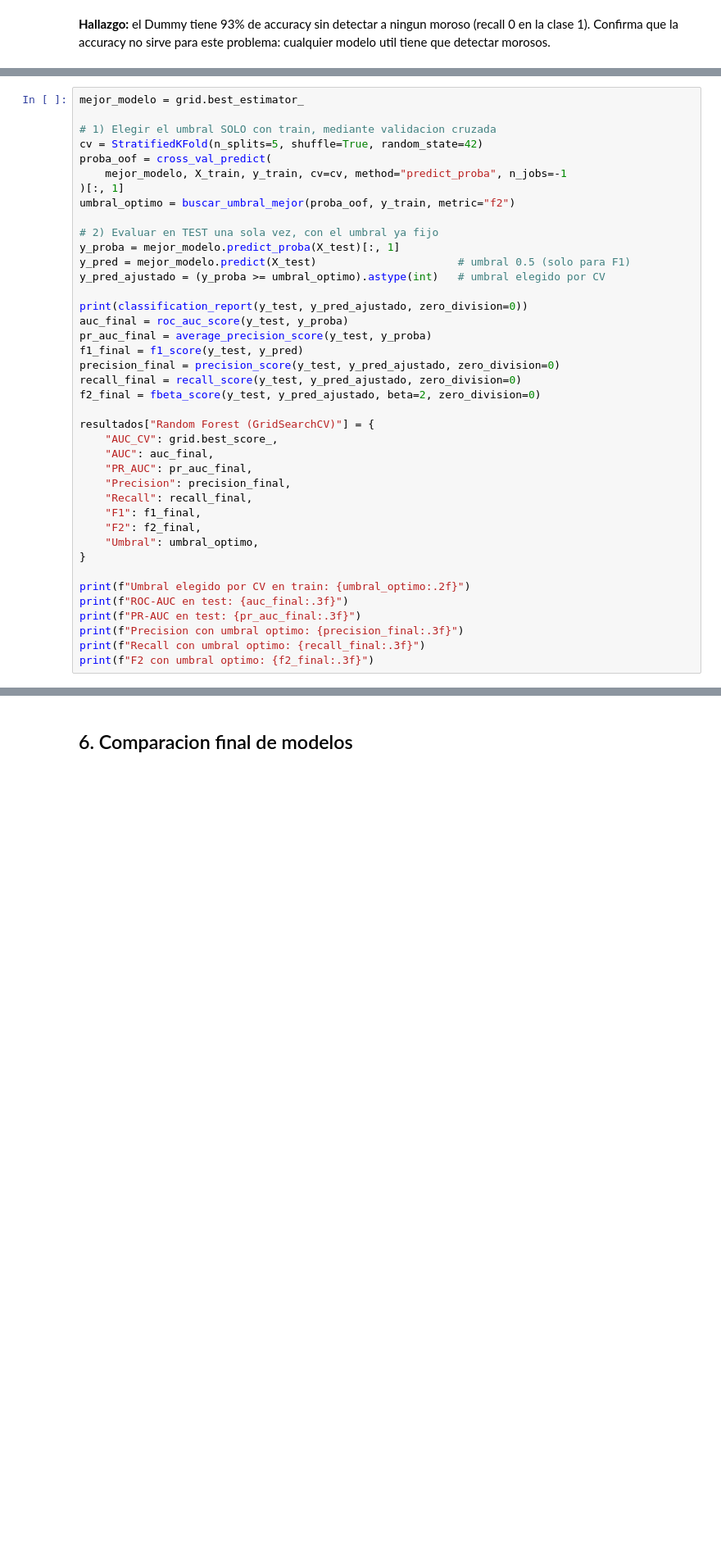
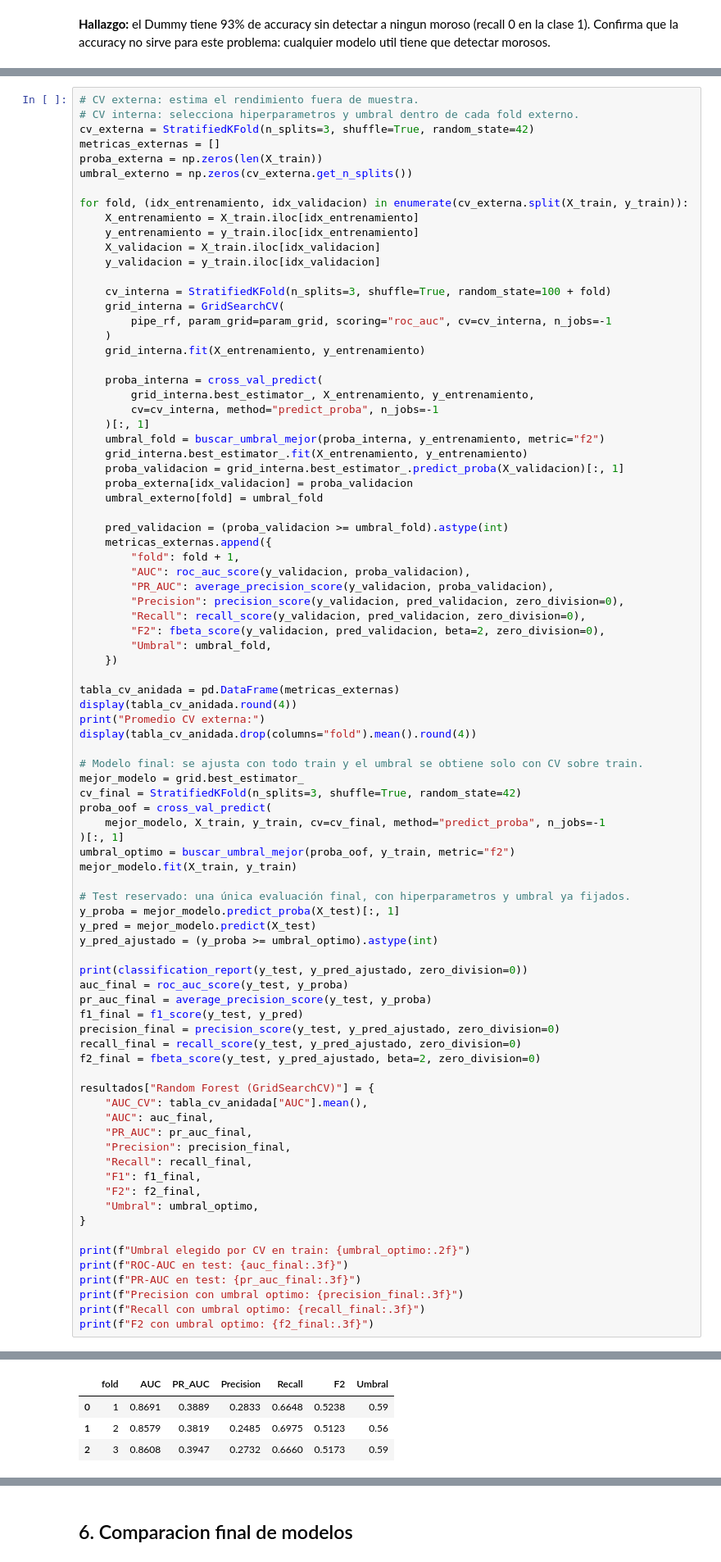
Before and after one commit to EmiiFernandez/data_science_ypf_proyecto, a Jupyter notebook: notebooks/02_modelo_supervisado.ipynb, the cells around one changed output, grey strips where cells are left out. Shown at 82% size. Cells and saved outputs as stored; diff of their text form; blank space fills up the shorter version.

```diff
--- a/notebooks/02_modelo_supervisado.ipynb
+++ b/notebooks/02_modelo_supervisado.ipynb
@@ -291,19 +220,64 @@ def buscar_umbral_mejor(y_proba, y, metric="f2"):
           f"recall={mejor['recall']:.3f}, F2={mejor['f2']:.3f}")
     return mejor["threshold"]
 # %%
+# CV externa: estima el rendimiento fuera de muestra.
+# CV interna: selecciona hiperparametros y umbral dentro de cada fold externo.
+cv_externa = StratifiedKFold(n_splits=3, shuffle=True, random_state=42)
+metricas_externas = []
+proba_externa = np.zeros(len(X_train))
+umbral_externo = np.zeros(cv_externa.get_n_splits())
+
+for fold, (idx_entrenamiento, idx_validacion) in enumerate(cv_externa.split(X_train, y_train)):
+    X_entrenamiento = X_train.iloc[idx_entrenamiento]
+    y_entrenamiento = y_train.iloc[idx_entrenamiento]
+    X_validacion = X_train.iloc[idx_validacion]
+    y_validacion = y_train.iloc[idx_validacion]
+
+    cv_interna = StratifiedKFold(n_splits=3, shuffle=True, random_state=100 + fold)
+    grid_interna = GridSearchCV(
+        pipe_rf, param_grid=param_grid, scoring="roc_auc", cv=cv_interna, n_jobs=-1
+    )
+    grid_interna.fit(X_entrenamiento, y_entrenamiento)
+
+    proba_interna = cross_val_predict(
+        grid_interna.best_estimator_, X_entrenamiento, y_entrenamiento,
+        cv=cv_interna, method="predict_proba", n_jobs=-1
+    )[:, 1]
+    umbral_fold = buscar_umbral_mejor(proba_interna, y_entrenamiento, metric="f2")
+    grid_interna.best_estimator_.fit(X_entrenamiento, y_entrenamiento)
+    proba_validacion = grid_interna.best_estimator_.predict_proba(X_validacion)[:, 1]
+    proba_externa[idx_validacion] = proba_validacion
+    umbral_externo[fold] = umbral_fold
+
+    pred_validacion = (proba_validacion >= umbral_fold).astype(int)
+    metricas_externas.append({
+        "fold": fold + 1,
+        "AUC": roc_auc_score(y_validacion, proba_validacion),
+        "PR_AUC": average_precision_score(y_validacion, proba_validacion),
+        "Precision": precision_score(y_validacion, pred_validacion, zero_division=0),
+        "Recall": recall_score(y_validacion, pred_validacion, zero_division=0),
+        "F2": fbeta_score(y_validacion, pred_validacion, beta=2, zero_division=0),
+        "Umbral": umbral_fold,
+    })
+
+tabla_cv_anidada = pd.DataFrame(metricas_externas)
+display(tabla_cv_anidada.round(4))
+print("Promedio CV externa:")
+display(tabla_cv_anidada.drop(columns="fold").mean().round(4))
+
+# Modelo final: se ajusta con todo train y el umbral se obtiene solo con CV sobre train.
 mejor_modelo = grid.best_estimator_
-
-# 1) Elegir el umbral SOLO con train, mediante validacion cruzada
-cv = StratifiedKFold(n_splits=5, shuffle=True, random_state=42)
+cv_final = StratifiedKFold(n_splits=3, shuffle=True, random_state=42)
 proba_oof = cross_val_predict(
-    mejor_modelo, X_train, y_train, cv=cv, method="predict_proba", n_jobs=-1
+    mejor_modelo, X_train, y_train, cv=cv_final, method="predict_proba", n_jobs=-1
 )[:, 1]
 umbral_optimo = buscar_umbral_mejor(proba_oof, y_train, metric="f2")
+mejor_modelo.fit(X_train, y_train)
 
-# 2) Evaluar en TEST una sola vez, con el umbral ya fijo
+# Test reservado: una única evaluación final, con hiperparametros y umbral ya fijados.
 y_proba = mejor_modelo.predict_proba(X_test)[:, 1]
-y_pred = mejor_modelo.predict(X_test)                      # umbral 0.5 (solo para F1)
-y_pred_ajustado = (y_proba >= umbral_optimo).astype(int)   # umbral elegido por CV
+y_pred = mejor_modelo.predict(X_test)
+y_pred_ajustado = (y_proba >= umbral_optimo).astype(int)
 
 print(classification_report(y_test, y_pred_ajustado, zero_division=0))
 auc_final = roc_auc_score(y_test, y_proba)
@@ -314,7 +288,7 @@ recall_final = recall_score(y_test, y_pred_ajustado, zero_division=0)
 f2_final = fbeta_score(y_test, y_pred_ajustado, beta=2, zero_division=0)
 
 resultados["Random Forest (GridSearchCV)"] = {
-    "AUC_CV": grid.best_score_,
+    "AUC_CV": tabla_cv_anidada["AUC"].mean(),
     "AUC": auc_final,
     "PR_AUC": pr_auc_final,
     "Precision": precision_final,
@@ -350,0 +325,4 @@ F2 con umbral optimo: 0.523
+|  | fold | AUC | PR_AUC | Precision | Recall | F2 | Umbral |
+| 0 | 1 | 0.8691 | 0.3889 | 0.2833 | 0.6648 | 0.5238 | 0.59 |
+| 1 | 2 | 0.8579 | 0.3819 | 0.2485 | 0.6975 | 0.5123 | 0.56 |
+| 2 | 3 | 0.8608 | 0.3947 | 0.2732 | 0.6660 | 0.5173 | 0.59 |
```
Also changed, not shown: parts of 17 cells of this notebook, 1 other file.
